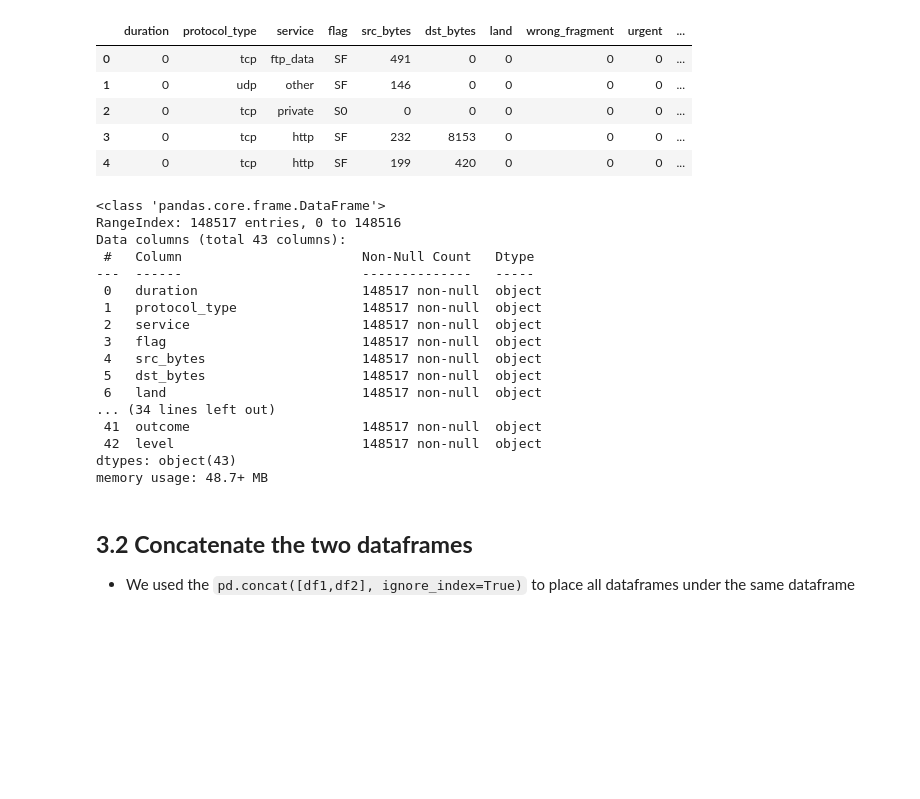
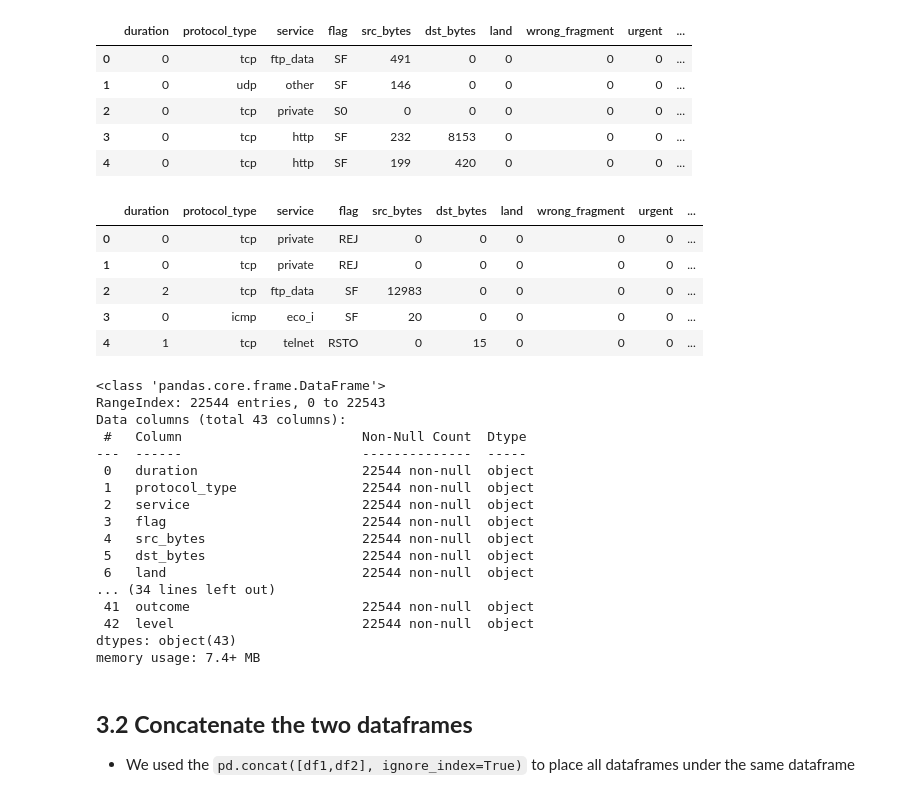
Before and after one commit to andypc93/cyber-sentry, a Jupyter notebook: back-end/CyberSentry_Notebook.ipynb, the cells around one changed output. Drawn from its saved outputs; the diff is of its cells as text; code cells hidden in the pictures; blank space fills up the shorter version.

```diff
--- a/back-end/CyberSentry_Notebook.ipynb
+++ b/back-end/CyberSentry_Notebook.ipynb
@@ -84,6 +45,44 @@ conn.close()
+# %%
+# prompt: import two txt files as csv
+
+#pathing for google collaboratory
+train_path = '/content/drive/MyDrive/PUPR/Capstone - CyberSentry/1 - Our Files/Capstone 2/Dataset/KDD_Train+.csv'
+test_path = '/content/drive/MyDrive/PUPR/Capstone - CyberSentry/1 - Our Files/Capstone 2/Dataset/KDD_Test+.csv'
+
+#pathing for Jupyter in VS Code
+#train_path = 'G:/My Drive/PUPR/Capstone - CyberSentry/1 - Our Files/Capstone 2/Dataset/NSL-KDD/KDDTrain+.csv'
+#test_path = 'G:/My Drive/PUPR/Capstone - CyberSentry/1 - Our Files/Capstone 2/Dataset/NSL-KDD/KDDTest+.csv'
+
+df_train = pd.read_csv(train_path, sep=',', header=None)
+df_test = pd.read_csv(test_path, sep=',', header=None)
+
+
+#columns = (['duration','protocol_type','service','flag','src_bytes','dst_bytes','land','wrong_fragment','urgent','hot'
+#,'num_failed_logins','logged_in','num_compromised','root_shell','su_attempted','num_root','num_file_creations'
+#,'num_shells','num_access_files','num_outbound_cmds','is_host_login','is_guest_login','count','srv_count','serror_rate'
+#,'srv_serror_rate','rerror_rate','srv_rerror_rate','same_srv_rate','diff_srv_rate','srv_diff_host_rate','dst_host_count','dst_host_srv_count'
+#,'dst_host_same_srv_rate','dst_host_diff_srv_rate','dst_host_same_src_port_rate','dst_host_srv_diff_host_rate','dst_host_serror_rate'
+#,'dst_host_srv_serror_rate','dst_host_rerror_rate','dst_host_srv_rerror_rate','outcome','level'])# Assign name for columns
+
+#df_train.columns = columns
+#df_test.columns = columns
 # %% [markdown]
 ## 3.1. **Visualize imported files**
 
 
 *   Using `df.head()` method from the Pandas library to observe what the imported files first 5 rows look like.
 *   Using `df.info()` method we can see the datafram and check if there are null values or missing data, that we later would have to correct and clean.
+# %%
+def set_first_row_as_header(df):
+    """
+    Takes a DataFrame and sets the first row as the header.
+    """
+    # Check if the DataFrame is empty
+    if df.empty:
+        raise ValueError("DataFrame is empty")
+
+    # Get the first row and set it as the column header
+    new_header = df.iloc[0]  # Grab the first row for the header
+    df = df[1:]  # Take the data less the header row
+    df.columns = new_header  # Set the header row as the df header
+    return df.reset_index(drop=True)
@@ -96,26 +98,35 @@ df.head()
 | 2 | 0 | tcp | private | S0 | 0 | 0 | 0 | 0 | 0 | ... |
 | 3 | 0 | tcp | http | SF | 232 | 8153 | 0 | 0 | 0 | ... |
 | 4 | 0 | tcp | http | SF | 199 | 420 | 0 | 0 | 0 | ... |
+# %%
+df_test.head()
+# %% [output]
+|  | duration | protocol_type | service | flag | src_bytes | dst_bytes | land | wrong_fragment | urgent | ... |
+| 0 | 0 | tcp | private | REJ | 0 | 0 | 0 | 0 | 0 | ... |
+| 1 | 0 | tcp | private | REJ | 0 | 0 | 0 | 0 | 0 | ... |
+| 2 | 2 | tcp | ftp_data | SF | 12983 | 0 | 0 | 0 | 0 | ... |
+| 3 | 0 | icmp | eco_i | SF | 20 | 0 | 0 | 0 | 0 | ... |
+| 4 | 1 | tcp | telnet | RSTO | 0 | 15 | 0 | 0 | 0 | ... |
 # %%
-df.info()
+df_test.info()
 # %% [output]
 <class 'pandas.core.frame.DataFrame'>
-RangeIndex: 148517 entries, 0 to 148516
+RangeIndex: 22544 entries, 0 to 22543
 Data columns (total 43 columns):
- #   Column                       Non-Null Count   Dtype
----  ------                       --------------   -----
- 0   duration                     148517 non-null  object
- 1   protocol_type                148517 non-null  object
- 2   service                      148517 non-null  object
- 3   flag                         148517 non-null  object
- 4   src_bytes                    148517 non-null  object
- 5   dst_bytes                    148517 non-null  object
- 6   land                         148517 non-null  object
+ #   Column                       Non-Null Count  Dtype
+---  ------                       --------------  -----
+ 0   duration                     22544 non-null  object
+ 1   protocol_type                22544 non-null  object
+ 2   service                      22544 non-null  object
+ 3   flag                         22544 non-null  object
+ 4   src_bytes                    22544 non-null  object
+ 5   dst_bytes                    22544 non-null  object
+ 6   land                         22544 non-null  object
 ... (34 lines left out)
- 41  outcome                      148517 non-null  object
- 42  level                        148517 non-null  object
+ 41  outcome                      22544 non-null  object
+ 42  level                        22544 non-null  object
 dtypes: object(43)
-memory usage: 48.7+ MB
+memory usage: 7.4+ MB
 # %% [markdown]
 ## **3.2 Concatenate the two dataframes**
 
```
Also changed, not shown: parts of 34 cells of this notebook, 1 other file.
